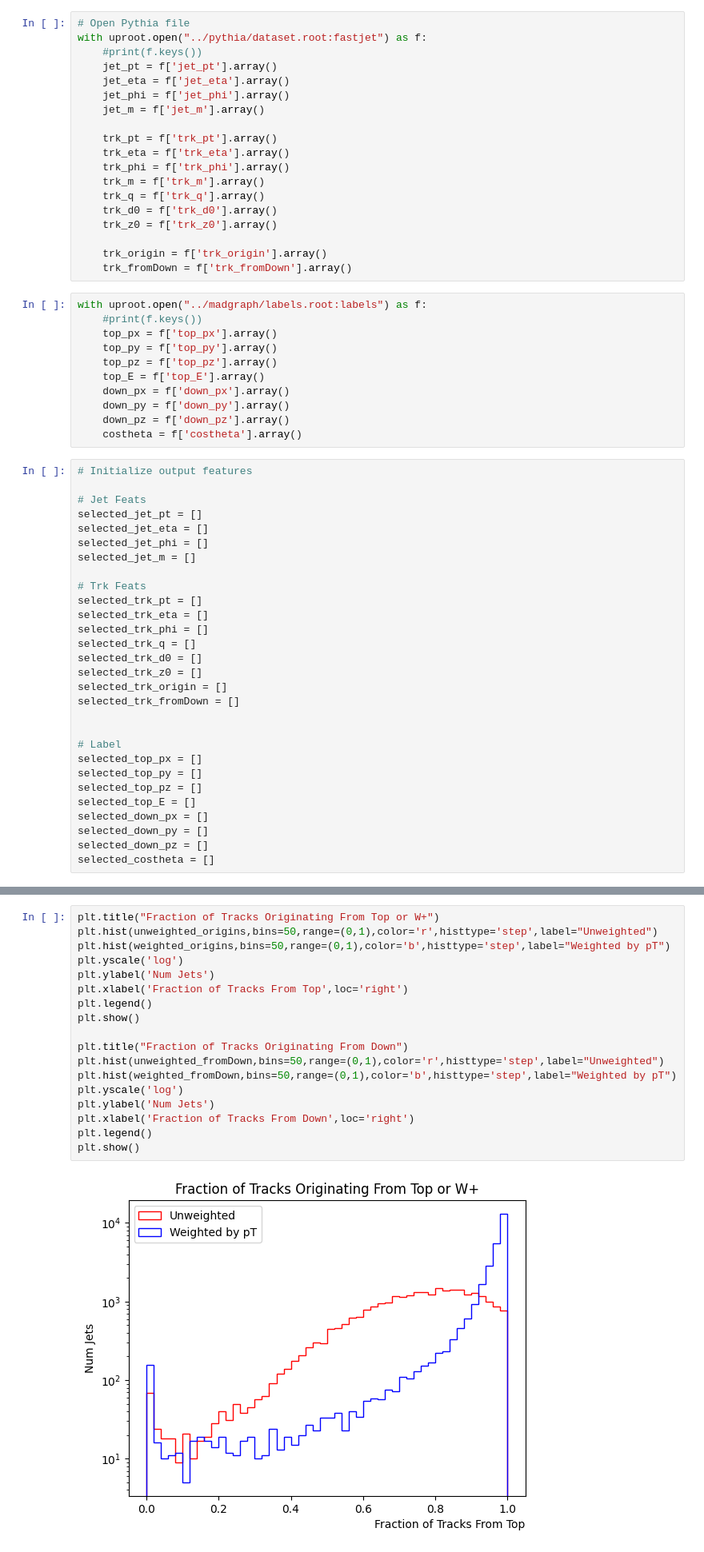
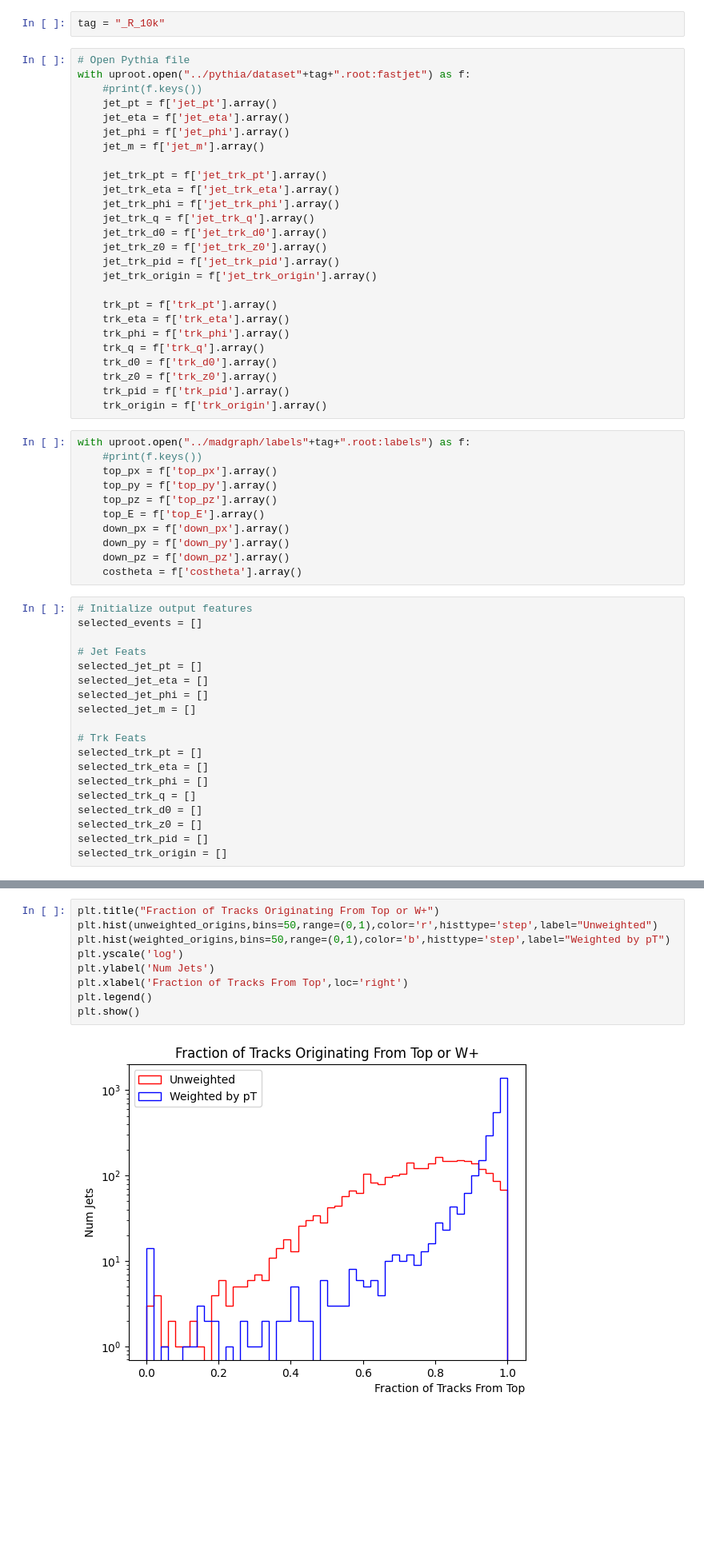
Before and after one commit to LukeV37/Top_Polarimetry, a Jupyter notebook: model/Preprocessing.ipynb, the cells around one changed output, grey strips where cells are left out. Shown at 80% size. Saved outputs shown, nothing was run; the diff lists cells and outputs as text; blank space fills up the shorter version.

```diff
--- a/model/Preprocessing.ipynb
+++ b/model/Preprocessing.ipynb
@@ -7,27 +7,36 @@ import matplotlib.pyplot as plt
 import matplotlib.colors as mcolors
 from sklearn.metrics import r2_score
 import pickle
+# %%
+tag = "_R_10k"
 # %%
 # Open Pythia file
-with uproot.open("../pythia/dataset.root:fastjet") as f:
+with uproot.open("../pythia/dataset"+tag+".root:fastjet") as f:
     #print(f.keys())
     jet_pt = f['jet_pt'].array()
     jet_eta = f['jet_eta'].array()
     jet_phi = f['jet_phi'].array()
     jet_m = f['jet_m'].array()
 
+    jet_trk_pt = f['jet_trk_pt'].array()
+    jet_trk_eta = f['jet_trk_eta'].array()
+    jet_trk_phi = f['jet_trk_phi'].array()
+    jet_trk_q = f['jet_trk_q'].array()
+    jet_trk_d0 = f['jet_trk_d0'].array()
+    jet_trk_z0 = f['jet_trk_z0'].array()
+    jet_trk_pid = f['jet_trk_pid'].array()
+    jet_trk_origin = f['jet_trk_origin'].array()
+
     trk_pt = f['trk_pt'].array()
     trk_eta = f['trk_eta'].array()
     trk_phi = f['trk_phi'].array()
-    trk_m = f['trk_m'].array()
     trk_q = f['trk_q'].array()
     trk_d0 = f['trk_d0'].array()
     trk_z0 = f['trk_z0'].array()
-
+    trk_pid = f['trk_pid'].array()
     trk_origin = f['trk_origin'].array()
-    trk_fromDown = f['trk_fromDown'].array()
 # %%
-with uproot.open("../madgraph/labels.root:labels") as f:
+with uproot.open("../madgraph/labels"+tag+".root:labels") as f:
     #print(f.keys())
     top_px = f['top_px'].array()
     top_py = f['top_py'].array()
@@ -39,6 +48,7 @@ with uproot.open("../madgraph/labels.root:labels") as f:
     costheta = f['costheta'].array()
 # %%
 # Initialize output features
+selected_events = []
 
 # Jet Feats
 selected_jet_pt = []
@@ -53,19 +63,8 @@ selected_trk_phi = []
 selected_trk_q = []
 selected_trk_d0 = []
 selected_trk_z0 = []
+selected_trk_pid = []
 selected_trk_origin = []
-selected_trk_fromDown = []
-
-
-# Label
-selected_top_px = []
-selected_top_py = []
-selected_top_pz = []
-selected_top_E = []
-selected_down_px = []
-selected_down_py = []
-selected_down_pz = []
-selected_costheta = []
 # %%
 deltaR_cut = 1.0
 # %%
@@ -184,20 +159,11 @@ Wall time: 4min 33s
 # %%
 plt.title("Fraction of Tracks Originating From Top or W+")
 plt.hist(unweighted_origins,bins=50,range=(0,1),color='r',histtype='step',label="Unweighted")
 plt.hist(weighted_origins,bins=50,range=(0,1),color='b',histtype='step',label="Weighted by pT")
 plt.yscale('log')
 plt.ylabel('Num Jets')
 plt.xlabel('Fraction of Tracks From Top',loc='right')
 plt.legend()
 plt.show()
-
-plt.title("Fraction of Tracks Originating From Down")
-plt.hist(unweighted_fromDown,bins=50,range=(0,1),color='r',histtype='step',label="Unweighted")
-plt.hist(weighted_fromDown,bins=50,range=(0,1),color='b',histtype='step',label="Weighted by pT")
-plt.yscale('log')
-plt.ylabel('Num Jets')
-plt.xlabel('Fraction of Tracks From Down',loc='right')
-plt.legend()
-plt.show()
 # %% [output]
-[figure, old version]
+[figure, new version]
```
Also changed, not shown: parts of 10 cells of this notebook, 3 other files.
